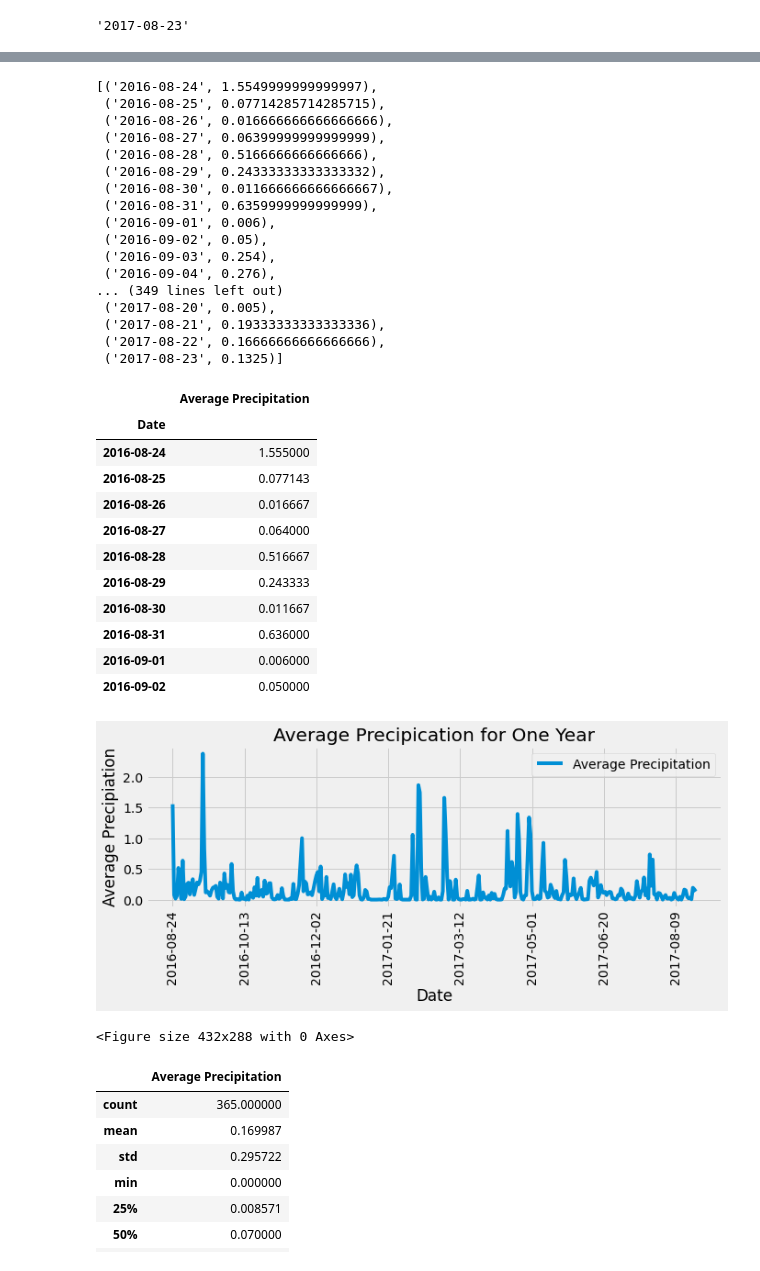
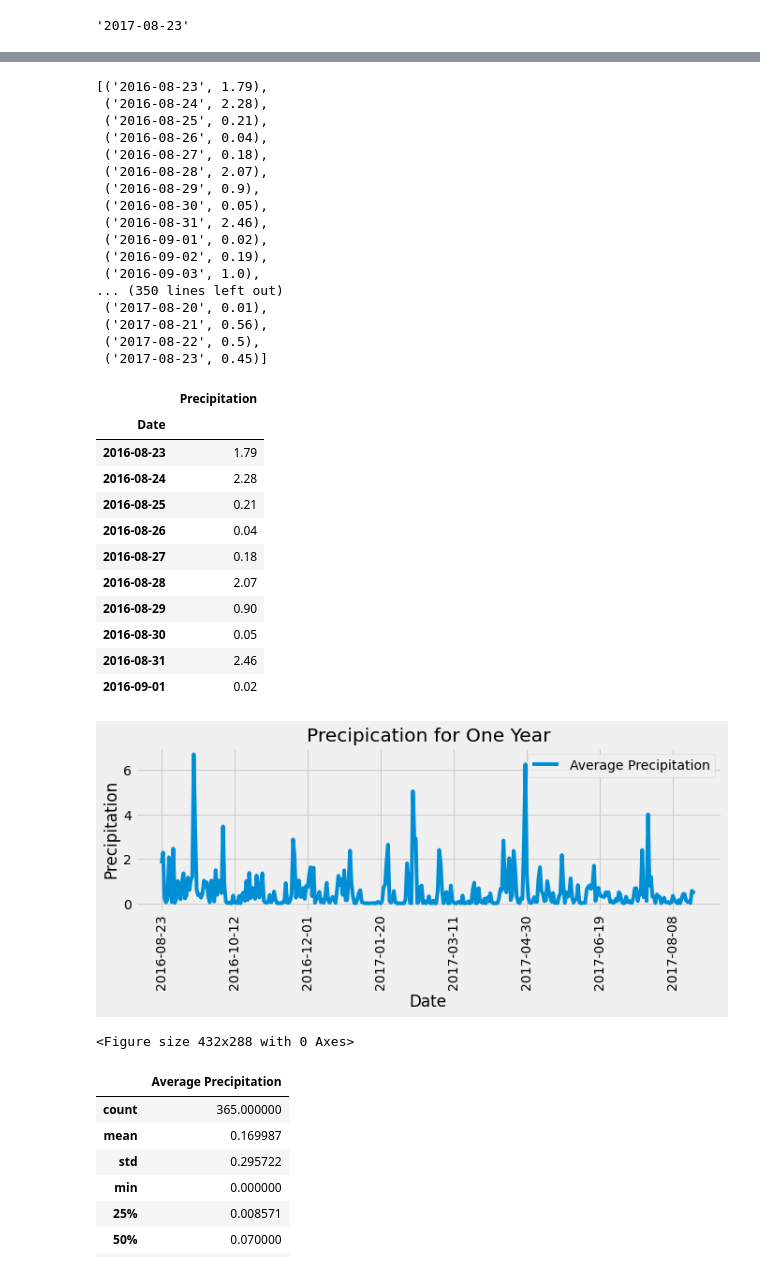
Before and after one commit to meghanvl/Climate_Analysis, a Jupyter notebook: Climate_Analysis.ipynb, the cells around one changed output, grey strips where cells are left out. Drawn from its saved outputs; the diff is of its cells as text; code cells hidden in the pictures.

```diff
--- a/Climate_Analysis.ipynb
+++ b/Climate_Analysis.ipynb
@@ -88,6 +100,6 @@ last_date
 # %% [output]
 '2017-08-23'
 # %%
-last_twelve = dt.datetime.strptime(last_date, '%Y-%m-%d') - dt.timedelta(days=365)
+last_twelve = dt.datetime.strptime(last_date, '%Y-%m-%d') - dt.timedelta(days=366)
 print("Date:", last_twelve)
 # %% [output]
@@ -95,53 +107,53 @@ Date: 2016-08-23 00:00:00
 # %%
-one_year = session.query(Measurement.date, func.avg(Measurement.prcp)).\
+one_year = session.query(Measurement.date, func.max(Measurement.prcp)).\
             filter(Measurement.date > last_twelve).\
             group_by(Measurement.date).all()
 one_year
 # %% [output]
-[('2016-08-24', 1.5549999999999997),
- ('2016-08-25', 0.07714285714285715),
- ('2016-08-26', 0.016666666666666666),
- ('2016-08-27', 0.06399999999999999),
- ('2016-08-28', 0.5166666666666666),
- ('2016-08-29', 0.24333333333333332),
- ('2016-08-30', 0.011666666666666667),
- ('2016-08-31', 0.6359999999999999),
- ('2016-09-01', 0.006),
- ('2016-09-02', 0.05),
- ('2016-09-03', 0.254),
- ('2016-09-04', 0.276),
-... (349 lines left out)
- ('2017-08-20', 0.005),
- ('2017-08-21', 0.19333333333333336),
- ('2017-08-22', 0.16666666666666666),
- ('2017-08-23', 0.1325)]
+[('2016-08-23', 1.79),
+ ('2016-08-24', 2.28),
+ ('2016-08-25', 0.21),
+ ('2016-08-26', 0.04),
+ ('2016-08-27', 0.18),
+ ('2016-08-28', 2.07),
+ ('2016-08-29', 0.9),
+ ('2016-08-30', 0.05),
+ ('2016-08-31', 2.46),
+ ('2016-09-01', 0.02),
+ ('2016-09-02', 0.19),
+ ('2016-09-03', 1.0),
+... (350 lines left out)
+ ('2017-08-20', 0.01),
+ ('2017-08-21', 0.56),
+ ('2017-08-22', 0.5),
+ ('2017-08-23', 0.45)]
 # %%
-precip_df = pd.DataFrame(one_year, columns=['Date', 'Average Precipitation'])
+precip_df = pd.DataFrame(one_year, columns=['Date', 'Precipitation'])
 precip_df.set_index('Date', inplace=True)
 precip_df.sort_values('Date')
 precip_df.head(10)
 # %% [output]
-|  | Average Precipitation |
+|  | Precipitation |
 | Date |  |
-| 2016-08-24 | 1.555000 |
-| 2016-08-25 | 0.077143 |
-| 2016-08-26 | 0.016667 |
-| 2016-08-27 | 0.064000 |
-| 2016-08-28 | 0.516667 |
-| 2016-08-29 | 0.243333 |
-| 2016-08-30 | 0.011667 |
-| 2016-08-31 | 0.636000 |
-| 2016-09-01 | 0.006000 |
-| 2016-09-02 | 0.050000 |
+| 2016-08-23 | 1.79 |
+| 2016-08-24 | 2.28 |
+| 2016-08-25 | 0.21 |
+| 2016-08-26 | 0.04 |
+| 2016-08-27 | 0.18 |
+| 2016-08-28 | 2.07 |
+| 2016-08-29 | 0.90 |
+| 2016-08-30 | 0.05 |
+| 2016-08-31 | 2.46 |
+| 2016-09-01 | 0.02 |
 # %%
-precip_df.plot(title="Average Precipication for One Year", rot=90, figsize=(10,3))
+precip_df.plot(title="Precipication for One Year", rot=90, figsize=(10,3))
 plt.xlabel("Date")
-plt.ylabel("Average Precipiation")
+plt.ylabel("Precipitation")
 # ylim()
 plt.show()
 plt.tight_layout()
 # %% [output]
-[figure, old version]
+[figure, new version]
 <Figure size 432x288 with 0 Axes>
 # %%
 # Use Pandas to calculate the summary statistics for the precipitation data
```
Also changed, not shown: parts of 6 cells of this notebook, 1 other file.
